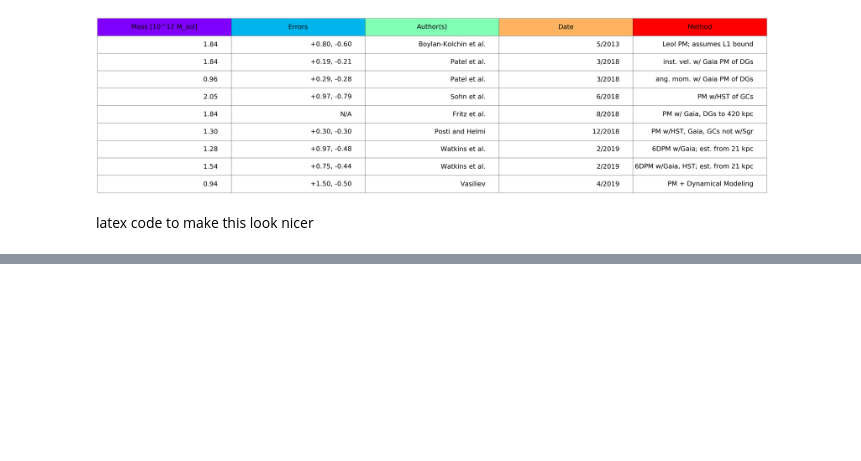
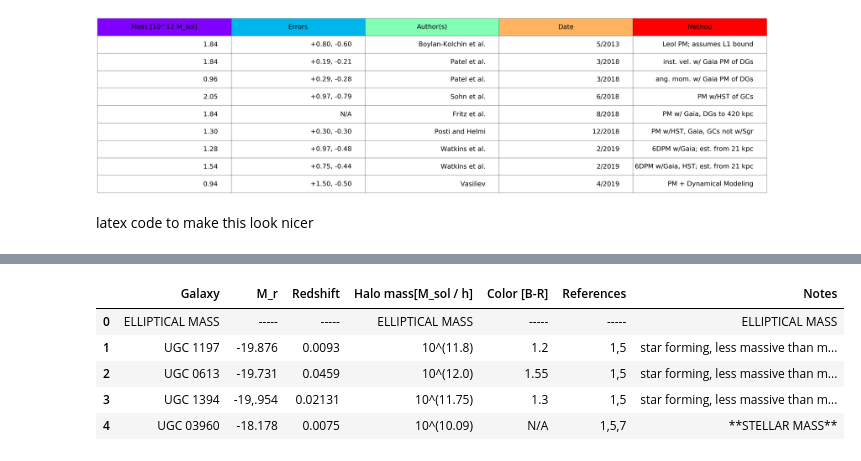
Before and after one commit to m4ese/intraClusterLight, a Jupyter notebook: MW_mass_table.ipynb, the cells around one changed output, grey strips where cells are left out. Cells and saved outputs as stored; diff of their text form; code cells hidden in the pictures; blank space fills up the shorter version.

```diff
--- a/MW_mass_table.ipynb
+++ b/MW_mass_table.ipynb
@@ -80,0 +164,19 @@ latex code to make this look nicer
+# %%
+isolated_elipticals_mass ={'Galaxy': ['ELLIPTICAL WITH MASS','UGC 1197','UGC 0613','UGC 1394','UGC 03960'],
+'M_r' : ['-----','-19.876','-19.731','-19,.954','-18.178'],
+'Redshift' : ['-----','0.0093','0.0459','0.02131','0.0075'],
+'Halo mass[M_sol / h]' : ['ELLIPTICAL WITH MASS','10^(11.8)','10^(12.0)','10^(11.75)','10^(10.09)'],
+'Color [B-R]' : ['-----','1.2','1.55','1.3','N/A'],
+'References' : ['-----','1,5','1,5','1,5','1,5,7'],
+'Notes': ['WITH ELLIPTICAL MASS','star forming, less massive than most ellipticals',
+          'star forming, less massive than most ellipticals',
+          'star forming, less massive than most ellipticals',
+          '**STELLAR MASS**']}
+pd.DataFrame(data=isolated_elipticals_mass)
+# %% [output]
+|  | Galaxy | M_r | Redshift | Halo mass[M_sol / h] | Color [B-R] | References | Notes |
+| 0 | ELLIPTICAL MASS | ----- | ----- | ELLIPTICAL MASS | ----- | ----- | ELLIPTICAL MASS |
+| 1 | UGC 1197 | -19.876 | 0.0093 | 10^(11.8) | 1.2 | 1,5 | star forming, less massive than m... |
+| 2 | UGC 0613 | -19.731 | 0.0459 | 10^(12.0) | 1.55 | 1,5 | star forming, less massive than m... |
+| 3 | UGC 1394 | -19,.954 | 0.02131 | 10^(11.75) | 1.3 | 1,5 | star forming, less massive than m... |
+| 4 | UGC 03960 | -18.178 | 0.0075 | 10^(10.09) | N/A | 1,5,7 | **STELLAR MASS** |
```
Also changed, not shown: parts of 6 cells of this notebook, 4 other files.
